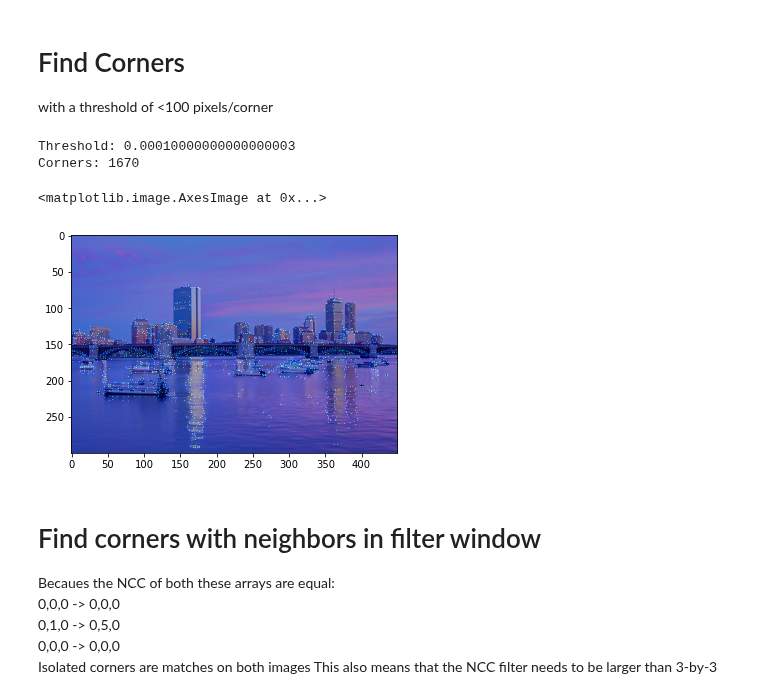
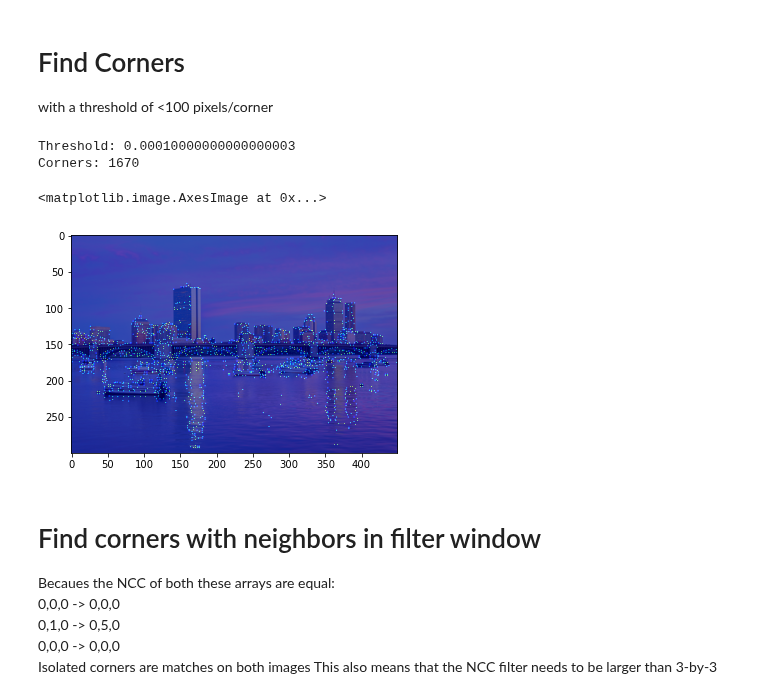
Before and after one commit to Tsmorz/computer-vision, a Jupyter notebook: Project 2/FeatureTracking.ipynb, the cells around one changed output. Cells and saved outputs as stored; diff of their text form; code cells hidden in the pictures.

```diff
--- a/Project 2/FeatureTracking.ipynb
+++ b/Project 2/FeatureTracking.ipynb
@@ -253,14 +348,14 @@ with a threshold of <100 pixels/corner
 # %%
 ratio = 1000
 corners = reducedHarris(gray,ratio)
 
 plt.imshow(image)
-plt.imshow(corners>0, cmap = "jet", alpha = 0.4)
+plt.imshow(corners>0, cmap = "jet", alpha = 0.6)
 # %% [output]
 Threshold: 0.00010000000000000003
 Corners: 1670
 <matplotlib.image.AxesImage at 0x...>
-[figure, old version]
+[figure, new version]
 # %% [markdown]
 # Find corners with neighbors in filter window
 Becaues the NCC of both these arrays are equal:\
```
Also changed, not shown: parts of 7 cells of this notebook.
